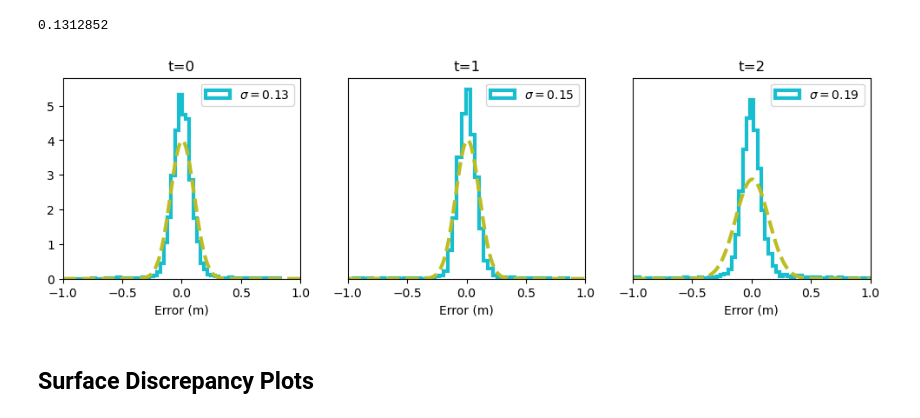
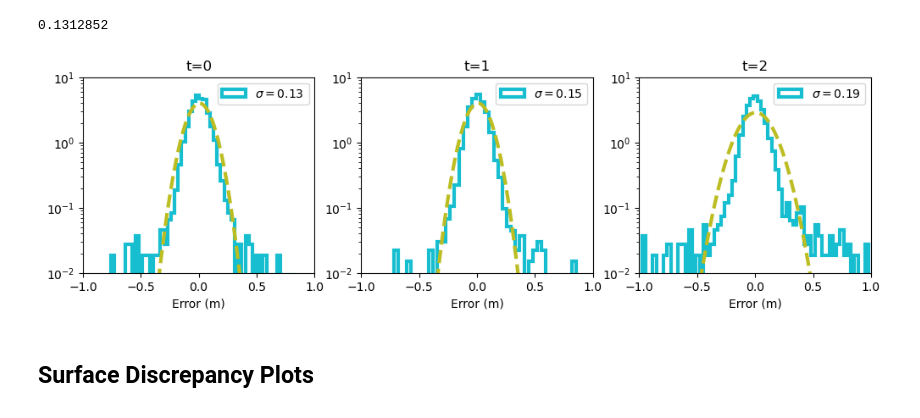
Before and after one commit to davebobculver/siren-sea-surface-code, a Jupyter notebook: errors.ipynb, the cells around one changed output. Cells and saved outputs as stored; diff of their text form; code cells hidden in the pictures.

```diff
--- a/errors.ipynb
+++ b/errors.ipynb
@@ -316,34 +316,40 @@ ax2.hist(e2, bins= 100, density = True, histtype = 'step', linewidth = 3, color
 ax0.plot(x, p0, linewidth = 3, color = "tab:olive", linestyle ='--')
 ax1.plot(x, p1, linewidth = 3, color = "tab:olive", linestyle ='--')
 ax2.plot(x, p2, linewidth = 3, color = "tab:olive", linestyle ='--')
 
 ax0.set_xlim(-1, 1)
 ax1.set_xlim(-1, 1)
 ax2.set_xlim(-1, 1)
 
 ax0.set_ylim(0, 5.8)
 ax1.set_ylim(0, 5.8)
 ax2.set_ylim(0, 5.8)
 
 ax1.set_yticks([])
 ax2.set_yticks([])
 
 ax0.set_title('t=0')
 ax1.set_title('t=1')
 ax2.set_title('t=2')
 
 ax0.set_xlabel('Error (m)')
 ax1.set_xlabel('Error (m)')
 ax2.set_xlabel('Error (m)')
 
 ax0.legend()
 ax1.legend()
 ax2.legend()
 
+ax0.set_yscale('log')
+ax1.set_yscale('log')
+ax2.set_yscale('log')
 
+ax0.set_ylim(.01, 10)
+ax1.set_ylim(.01, 10)
+ax2.set_ylim(.01, 10)
 plt.show()
 # %% [output]
-[figure, old version]
+[figure, new version]
 # %%
 import pickle
 
```
Also changed, not shown: 15 other files.
